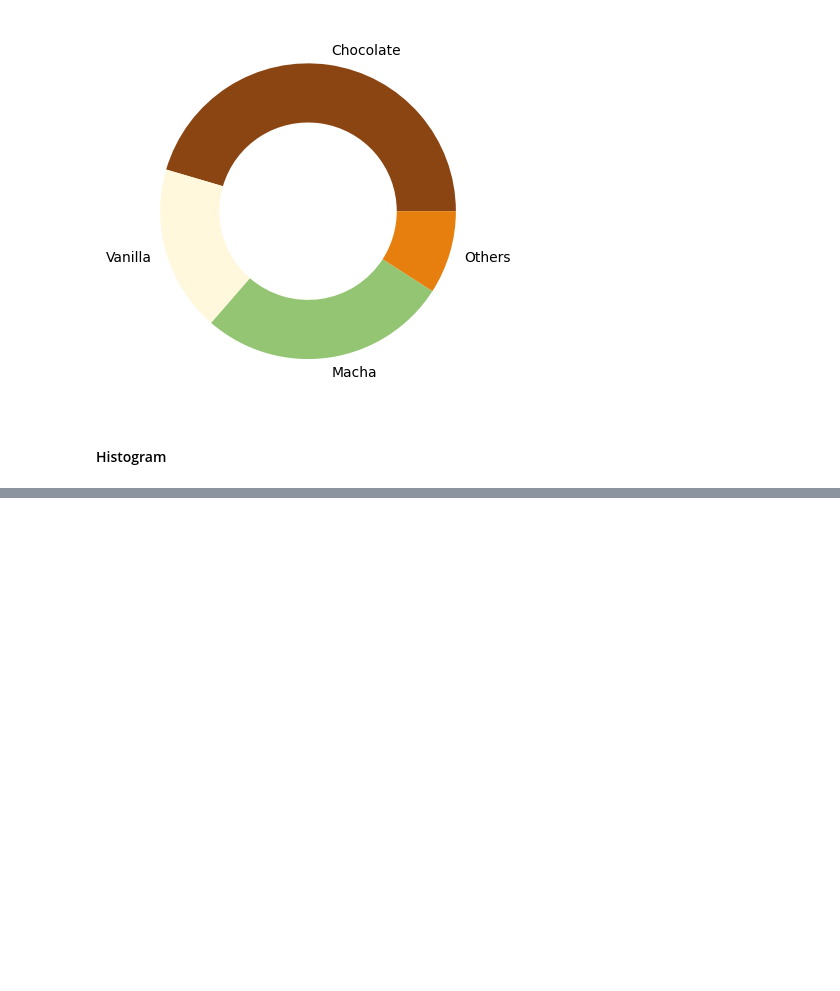
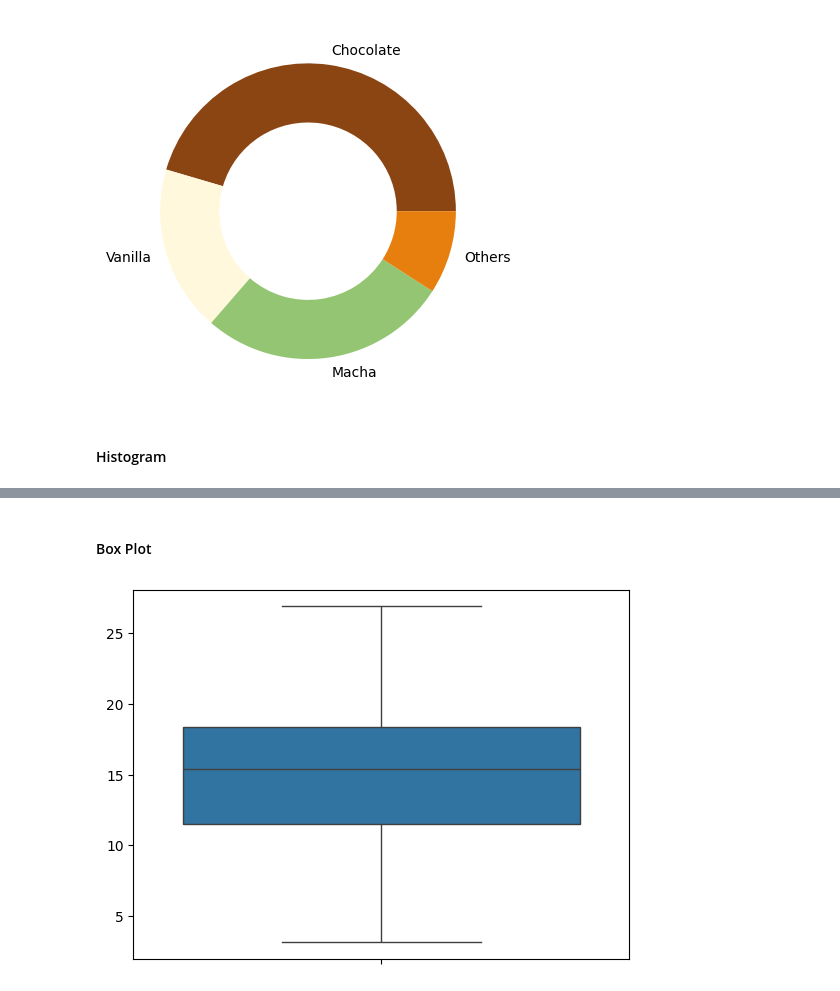
Before and after one commit to Bayhaqieee/AI, a Jupyter notebook: Bangkit/Data Analysis/data_visualization_univariate.ipynb, the cells around one changed output, grey strips where cells are left out. Drawn from its saved outputs; the diff is of its cells as text; code cells hidden in the pictures; blank space fills up the shorter version.

```diff
--- a/Bangkit/Data Analysis/data_visualization.ipynb
+++ b/Bangkit/Data Analysis/data_visualization_univariate.ipynb
@@ -90,0 +112,8 @@ plt.pie(
+# %% [markdown]
+#### Box Plot
+# %%
+x = np.random.normal(15,5,250)
+sns.boxplot(x)
+plt.show()
+# %% [output]
+[figure, added]
```
Also changed, not shown: parts of 3 cells of this notebook.
